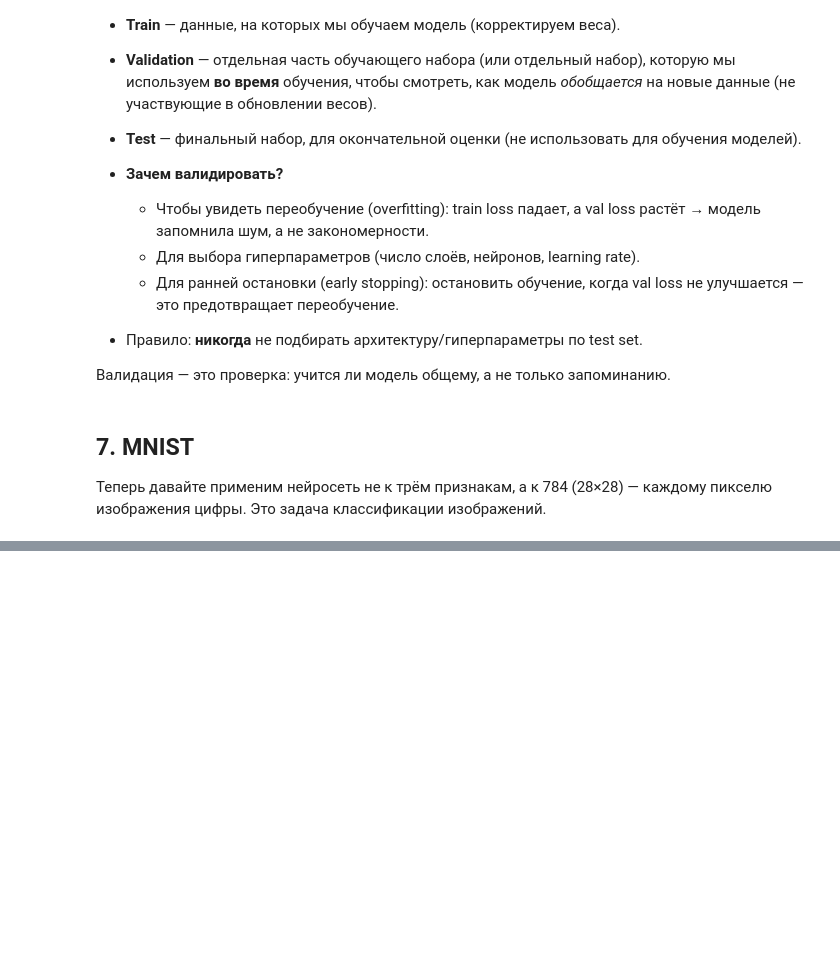
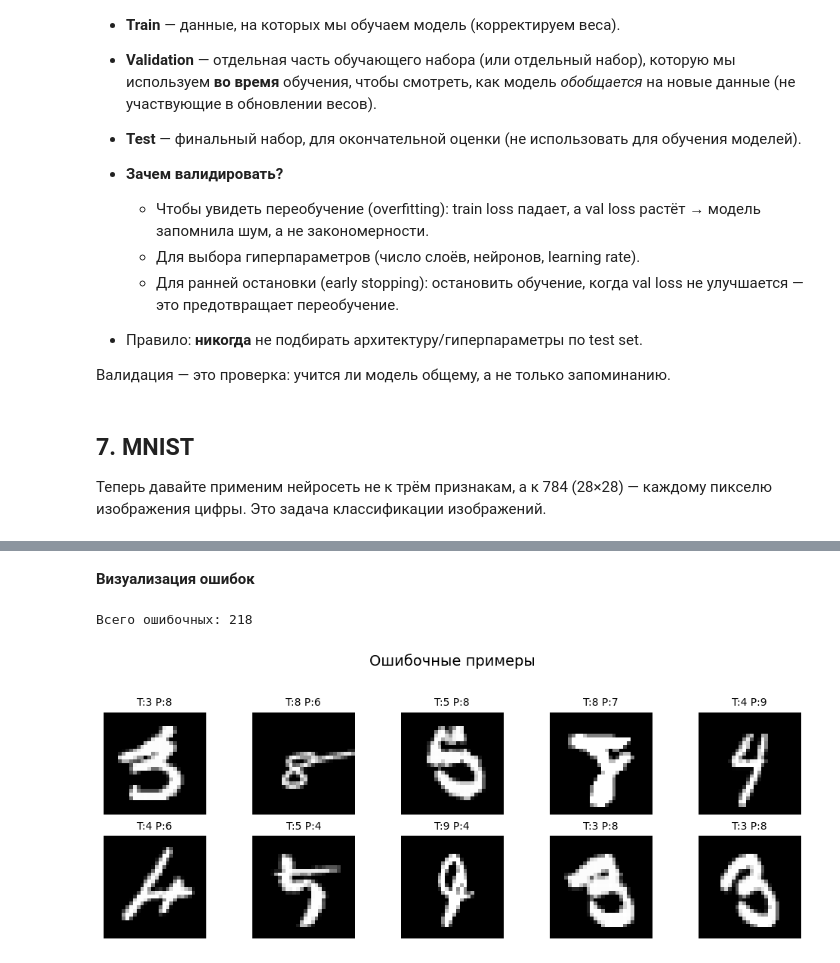
Before and after one commit to danilash/DS_intro, a Jupyter notebook: lessons_notebooks/lesson5.ipynb, the cells around one changed output, grey strips where cells are left out. Saved outputs shown, nothing was run; the diff lists cells and outputs as text; code cells hidden in the pictures; blank space fills up the shorter version.

```diff
--- a/lessons_notebooks/lesson5.ipynb
+++ b/lessons_notebooks/lesson5.ipynb
@@ -365,0 +465,13 @@ Model: "sequential_20"
+# %% [markdown]
+**Визуализация ошибок**
+# %%
+indices_mis = np.where(y_pred_classes != y_true)[0]
+print("Всего ошибочных:", len(indices_mis))
+
+# если ошибок много — выберем случайные 10 (или меньше)
+k = min(10, len(indices_mis))
+sample_indices = np.random.choice(indices_mis, k, replace=False)
+show_images_grid(X_test, y_true, y_pred_classes, indices=sample_indices, n_cols=5, title_prefix="Ошибочные примеры")
+# %% [output]
+Всего ошибочных: 218
+[figure, added]
```
Also changed, not shown: parts of 20 cells of this notebook.
